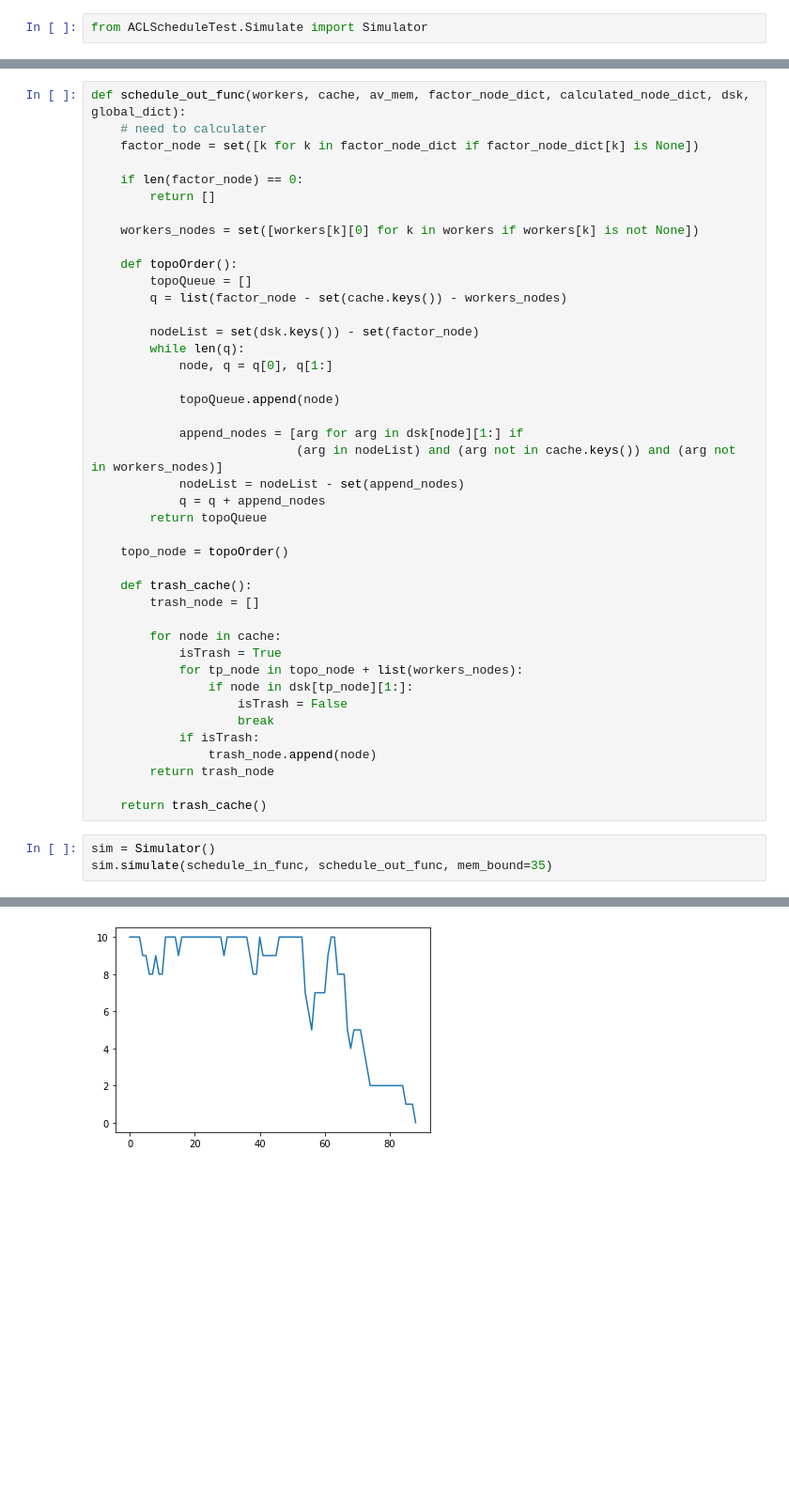
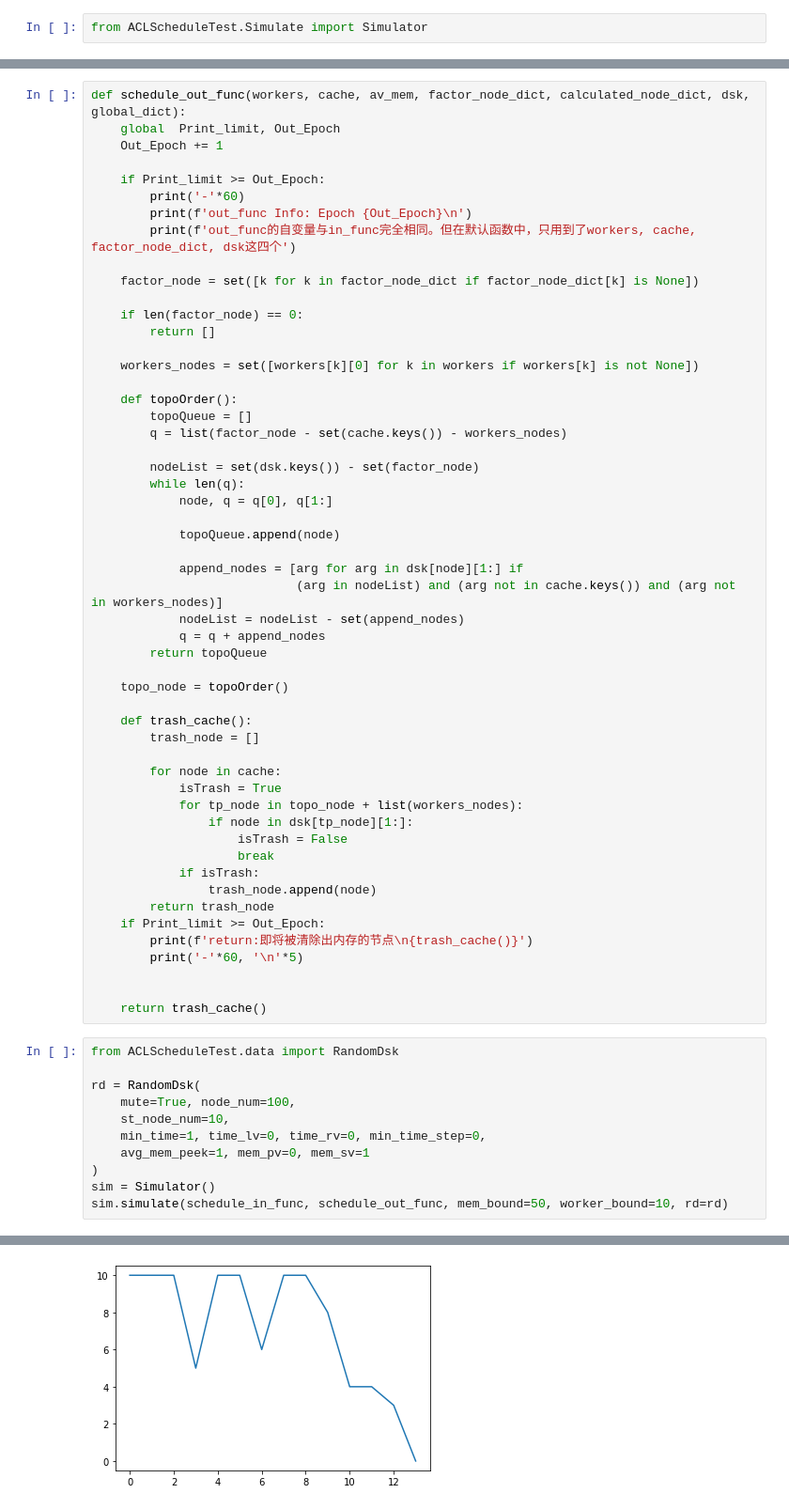
Before and after one commit to weizeming/JiangZehan-Cup, a Jupyter notebook: WizardQuantACL/workplace/Playground.ipynb, the cells around one changed output, grey strips where cells are left out. Shown at 94% size. Saved outputs shown, nothing was run; the diff lists cells and outputs as text; blank space fills up the shorter version.

```diff
--- a/WizardQuantACL/workplace/Playground.ipynb
+++ b/WizardQuantACL/workplace/Playground.ipynb
@@ -98,7 +97,14 @@ def schedule_in_func(workers, cache, av_mem, factor_node_dict, calculated_node_d
     return available_node()
 # %%
 def schedule_out_func(workers, cache, av_mem, factor_node_dict, calculated_node_dict, dsk, global_dict):
-    # need to calculater
+    global  Print_limit, Out_Epoch
+    Out_Epoch += 1
+
+    if Print_limit >= Out_Epoch:
+        print('-'*60)
+        print(f'out_func Info: Epoch {Out_Epoch}\n')
+        print(f'out_func的自变量与in_func完全相同。但在默认函数中，只用到了workers, cache, factor_node_dict, dsk这四个')
+
     factor_node = set([k for k in factor_node_dict if factor_node_dict[k] is None])
 
     if len(factor_node) == 0:
@@ -136,9 +142,21 @@ def schedule_out_func(workers, cache, av_mem, factor_node_dict, calculated_node_
             if isTrash:
                 trash_node.append(node)
         return trash_node
+    if Print_limit >= Out_Epoch:
+        print(f'return:即将被清除出内存的节点\n{trash_cache()}')
+        print('-'*60, '\n'*5)
+
 
     return trash_cache()
 # %%
+from ACLScheduleTest.data import RandomDsk
+
+rd = RandomDsk(
+    mute=True, node_num=100,
+    st_node_num=10,
+    min_time=1, time_lv=0, time_rv=0, min_time_step=0,
+    avg_mem_peek=1, mem_pv=0, mem_sv=1
+)
 sim = Simulator()
-sim.simulate(schedule_in_func, schedule_out_func, mem_bound=35)
+sim.simulate(schedule_in_func, schedule_out_func, mem_bound=50, worker_bound=10, rd=rd)
 # %% [output]
@@ -163 +181 @@ WorkerUsingRate: 0.7550561797752808
-[figure, old version]
+[figure, new version]
```
Also changed, not shown: parts of 2 cells of this notebook.
